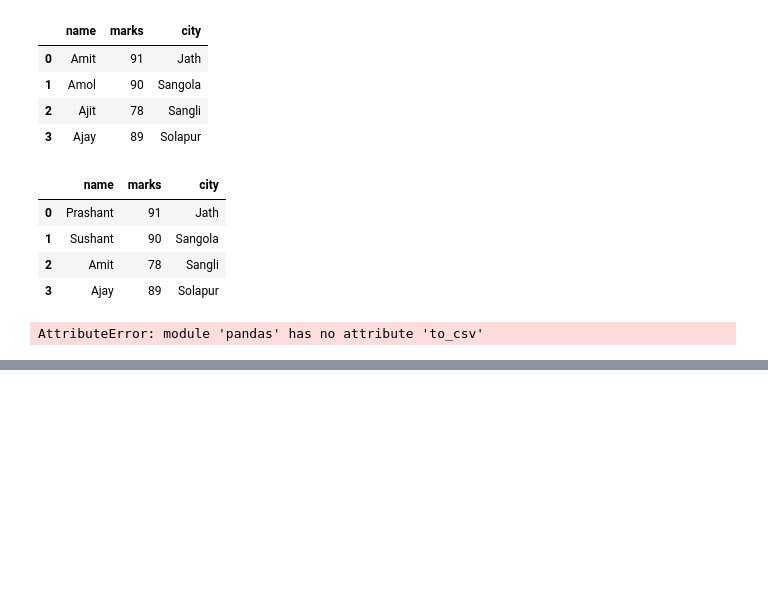
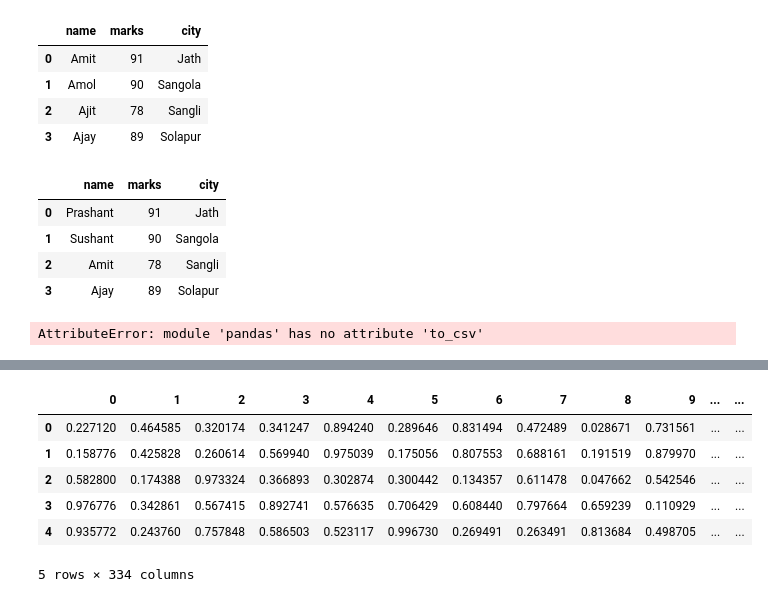
Before and after one commit to sawant98d/Pandas, a Jupyter notebook: Untitled.ipynb, the cells around one changed output, grey strips where cells are left out. Saved outputs shown, nothing was run; the diff lists cells and outputs as text; code cells hidden in the pictures; blank space fills up the shorter version.

```diff
--- a/Untitled.ipynb
+++ b/Untitled.ipynb
@@ -178,0 +138,2 @@ sawant
+# %%
+newdf = pd.DataFrame(np.random.rand(334,5), index=np.arange(334))
@@ -178,0 +206,10 @@ sawant
+# %%
+newdf.T
+# %% [output]
+|  | 0 | 1 | 2 | 3 | 4 | 5 | 6 | 7 | 8 | 9 | ... | ... |
+| 0 | 0.227120 | 0.464585 | 0.320174 | 0.341247 | 0.894240 | 0.289646 | 0.831494 | 0.472489 | 0.028671 | 0.731561 | ... | ... |
+| 1 | 0.158776 | 0.425828 | 0.260614 | 0.569940 | 0.975039 | 0.175056 | 0.807553 | 0.688161 | 0.191519 | 0.879970 | ... | ... |
+| 2 | 0.582800 | 0.174388 | 0.973324 | 0.366893 | 0.302874 | 0.300442 | 0.134357 | 0.611478 | 0.047662 | 0.542546 | ... | ... |
+| 3 | 0.976776 | 0.342861 | 0.567415 | 0.892741 | 0.576635 | 0.706429 | 0.608440 | 0.797664 | 0.659239 | 0.110929 | ... | ... |
+| 4 | 0.935772 | 0.243760 | 0.757848 | 0.586503 | 0.523117 | 0.996730 | 0.269491 | 0.263491 | 0.813684 | 0.498705 | ... | ... |
+5 rows × 334 columns
```
Also changed, not shown: parts of 61 cells of this notebook.
